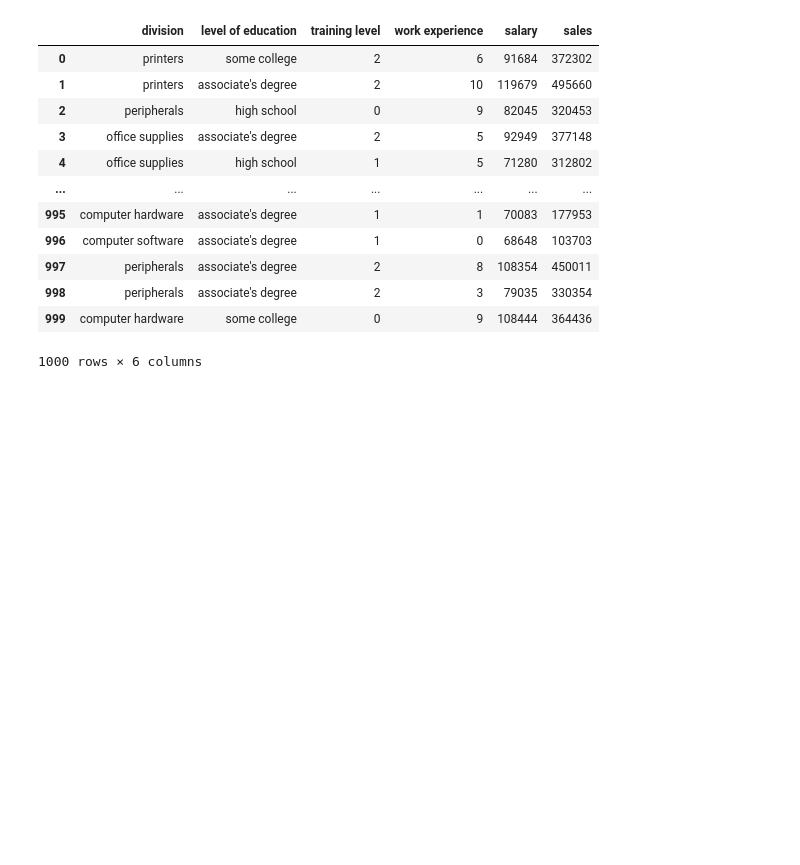
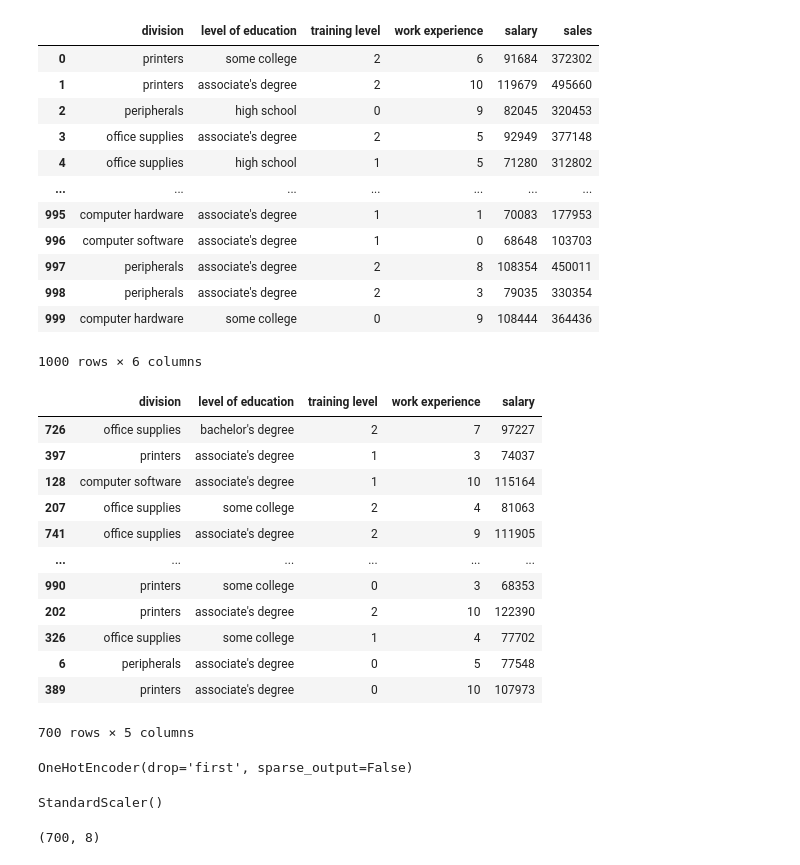
Before and after one commit to PiyushSol/JMIPRACTICALS, a Jupyter notebook: AIMLPrac/MLPregressor.ipynb, the cells around one changed output. Drawn from its saved outputs; the diff is of its cells as text; code cells hidden in the pictures; blank space fills up the shorter version.

```diff
--- a/AIMLPrac/MLPregressor.ipynb
+++ b/AIMLPrac/MLPregressor.ipynb
@@ -36,0 +35,25 @@ X_
+# %%
+X_train
+# %% [output]
+|  | division | level of education | training level | work experience | salary |
+| 726 | office supplies | bachelor's degree | 2 | 7 | 97227 |
+| 397 | printers | associate's degree | 1 | 3 | 74037 |
+| 128 | computer software | associate's degree | 1 | 10 | 115164 |
+| 207 | office supplies | some college | 2 | 4 | 81063 |
+| 741 | office supplies | associate's degree | 2 | 9 | 111905 |
+| ... | ... | ... | ... | ... | ... |
+| 990 | printers | some college | 0 | 3 | 68353 |
+| 202 | printers | associate's degree | 2 | 10 | 122390 |
+| 326 | office supplies | some college | 1 | 4 | 77702 |
+| 6 | peripherals | associate's degree | 0 | 5 | 77548 |
+| 389 | printers | associate's degree | 0 | 10 | 107973 |
+700 rows × 5 columns
+# %%
+encoder.fit(X_train[['division','level of education']]) #fitting ohe for columns of x_Train
+# %% [output]
+OneHotEncoder(drop='first', sparse_output=False)
+# %%
+#fitting scaler for numeric columns in xtrain
+scaler.fit(X_train[['training level','work experience','salary']])
+# %% [output]
+StandardScaler()
@@ -36,0 +62,4 @@ X_
+# %%
+encoded_data_ohe.shape
+# %% [output]
+(700, 8)
```
Also changed, not shown: parts of 4 cells of this notebook.
